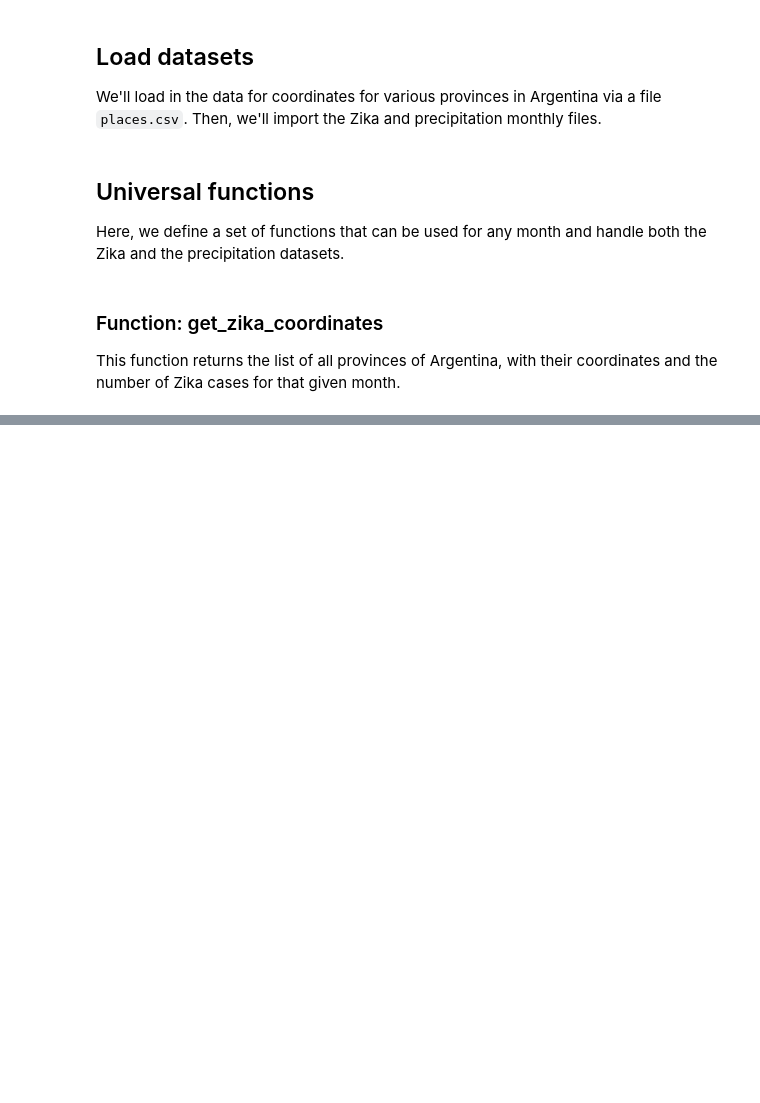
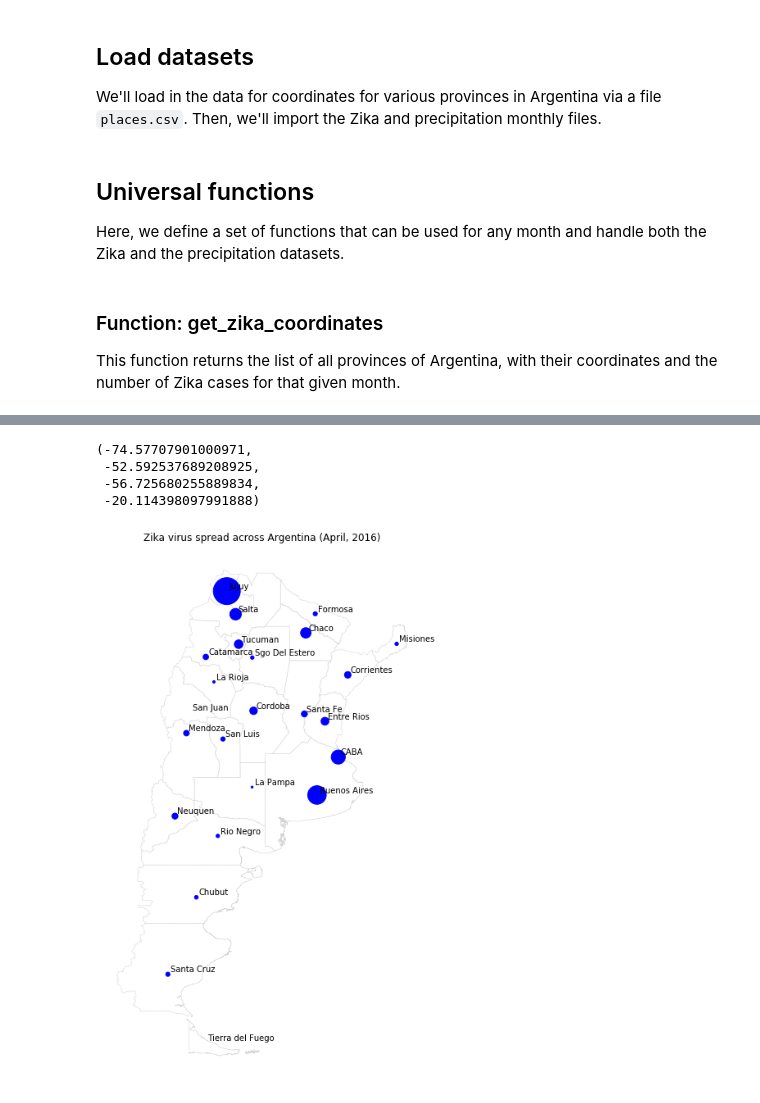
Before and after one commit to ITWSDataScience/ArgentinaZikaForecating2019, a Jupyter notebook: Exploratory Data Analysis.ipynb, the cells around one changed output, grey strips where cells are left out. Drawn from its saved outputs; the diff is of its cells as text; code cells hidden in the pictures; blank space fills up the shorter version.

Commit message:
Add choropleth plot for Zika Spread

```diff
--- a/Exploratory Data Analysis.ipynb
+++ b/Exploratory Data Analysis.ipynb
@@ -60,0 +65,2 @@ def get_zika_coordinates(data, places):
+# %%
+zika_data = get_zika_coordinates(zika_data, places)
@@ -60,0 +71,23 @@ def get_zika_coordinates(data, places):
+# %%
+world = gpd.read_file("shapefiles/provinces/ARG_adm1.shp")
+ax = world.plot(color = 'white',
+                linewidth = 0.5,
+                edgecolor = 'lightgrey',
+                figsize = (20, 12))
+
+points = [Point(xy) for xy in zip(zika_data["longitude"], zika_data["latitude"])]
+zika_df = gpd.GeoDataFrame(zika_data, crs = {'init': 'epsg:4326'}, geometry = points)
+
+zika_df.plot(color = 'blue', ax = ax, markersize = 'value')
+plt.title("Zika virus spread across Argentina (April, 2016)")
+for lat, long, name in zip(zika_data["latitude"],
+                           zika_data["longitude"],
+                           zika_data["location"]):
+    ax.annotate(name, xy=(long, lat), xytext=(3, 3), textcoords="offset points")
+ax.axis('off')
+# %% [output]
+(-74.57707901000971,
+ -52.592537689208925,
+ -56.725680255889834,
+ -20.114398097991888)
+[figure, added]
```
Also changed, not shown: parts of 9 cells of this notebook.
